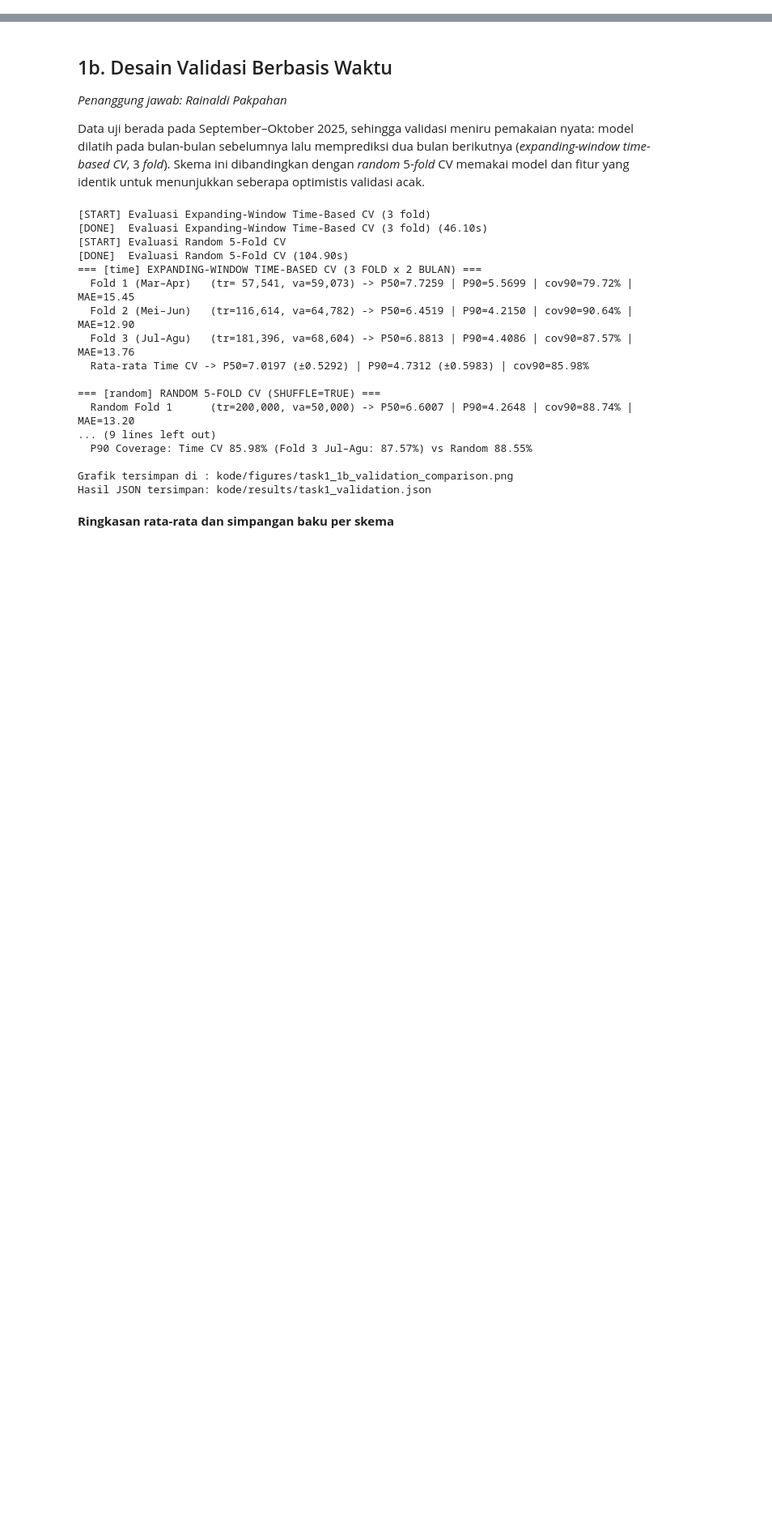
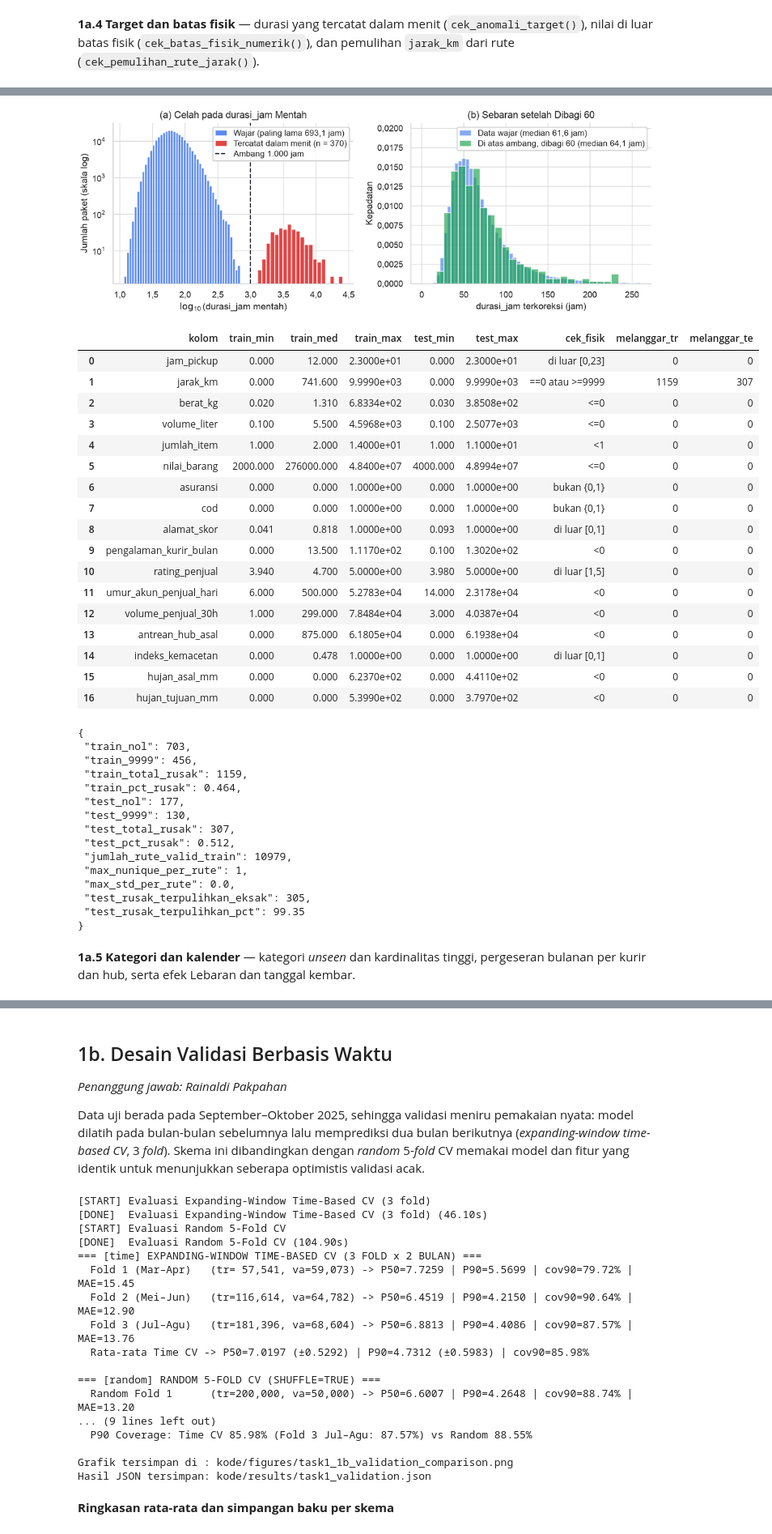
Before and after one commit to Nerodix/uts-ml-2026, a Jupyter notebook: kode/notebooks/tugas1_regresi.ipynb, the cells around one changed output, grey strips where cells are left out. Shown at 81% size. Drawn from its saved outputs; the diff is of its cells as text; code cells hidden in the pictures; blank space fills up the shorter version.

Commit message:
refactor(notebook): pecah butir 1a Tugas 1 menjadi pemanggilan fungsi audit per pemeriksaan

```diff
--- a/kode/notebooks/tugas1_regresi.ipynb
+++ b/kode/notebooks/tugas1_regresi.ipynb
@@ -153,8 +0,0 @@ pd.DataFrame.from_dict(baris, orient="index")
-# %%
-for nama in (
-    "task1_1a3_leakage_scan.png",
-    "task1_1a4_target_unit_error.png",
-    "task1_1a5_temporal_shifts.png",
-    "task1_1a6_dampak_audit.png",
-):
-    tampilkan_gambar(nama)
@@ -165,0 +106,24 @@ for nama in (
+# %%
+from src.config import REGRESI_TEST_PATH, REGRESI_TRAIN_PATH
+from src.regresi.audit import (
+    audit_skema_dan_waktu,
+    audit_tipe_dan_missing,
+    cek_anomali_target,
+    cek_batas_fisik_numerik,
+    cek_efek_kalender,
+    cek_kolom_kategorikal,
+    cek_pemulihan_rute_jarak,
+    cek_pergeseran_bulanan,
+    kelompokkan_kuadran_detektif,
+    plot_bukti_leakage_scan,
+    plot_bukti_target_menit,
+    plot_pergeseran_temporal,
+    screening_kolom_numerik,
+    simpan_ringkasan_audit_1a,
+)
+from src.regresi.audit_dampak import jalankan_semua_dampak
+
+train = pd.read_csv(REGRESI_TRAIN_PATH)
+test = pd.read_csv(REGRESI_TEST_PATH)
+print(f"train: {train.shape[0]:,} baris x {train.shape[1]} kolom")
+print(f"test : {test.shape[0]:,} baris x {test.shape[1]} kolom")
@@ -165,0 +216,10 @@ for nama in (
+# %% [markdown]
+**1a.4 Target dan batas fisik** — durasi yang tercatat dalam menit (`cek_anomali_target()`), nilai
+di luar batas fisik (`cek_batas_fisik_numerik()`), dan pemulihan `jarak_km` dari rute
+(`cek_pemulihan_rute_jarak()`).
+# %%
+ringkas(cek_anomali_target(train))
+tampilkan_gambar(plot_bukti_target_menit(train))
+display(cek_batas_fisik_numerik(train, test))
+ringkas(cek_pemulihan_rute_jarak(train, test))
+# %% [output]
@@ -165,0 +243,37 @@ for nama in (
+[figure, added]
+|  | kolom | train_min | train_med | train_max | test_min | test_max | cek_fisik | melanggar_tr | melanggar_te |
+| 0 | jam_pickup | 0.000 | 12.000 | 2.3000e+01 | 0.000 | 2.3000e+01 | di luar [0,23] | 0 | 0 |
+| 1 | jarak_km | 0.000 | 741.600 | 9.9990e+03 | 0.000 | 9.9990e+03 | ==0 atau >=9999 | 1159 | 307 |
+| 2 | berat_kg | 0.020 | 1.310 | 6.8334e+02 | 0.030 | 3.8508e+02 | <=0 | 0 | 0 |
+| 3 | volume_liter | 0.100 | 5.500 | 4.5968e+03 | 0.100 | 2.5077e+03 | <=0 | 0 | 0 |
+| 4 | jumlah_item | 1.000 | 2.000 | 1.4000e+01 | 1.000 | 1.1000e+01 | <1 | 0 | 0 |
+| 5 | nilai_barang | 2000.000 | 276000.000 | 4.8400e+07 | 4000.000 | 4.8994e+07 | <=0 | 0 | 0 |
+| 6 | asuransi | 0.000 | 0.000 | 1.0000e+00 | 0.000 | 1.0000e+00 | bukan {0,1} | 0 | 0 |
+| 7 | cod | 0.000 | 0.000 | 1.0000e+00 | 0.000 | 1.0000e+00 | bukan {0,1} | 0 | 0 |
+| 8 | alamat_skor | 0.041 | 0.818 | 1.0000e+00 | 0.093 | 1.0000e+00 | di luar [0,1] | 0 | 0 |
+| 9 | pengalaman_kurir_bulan | 0.000 | 13.500 | 1.1170e+02 | 0.100 | 1.3020e+02 | <0 | 0 | 0 |
+| 10 | rating_penjual | 3.940 | 4.700 | 5.0000e+00 | 3.980 | 5.0000e+00 | di luar [1,5] | 0 | 0 |
+| 11 | umur_akun_penjual_hari | 6.000 | 500.000 | 5.2783e+04 | 14.000 | 2.3178e+04 | <0 | 0 | 0 |
+| 12 | volume_penjual_30h | 1.000 | 299.000 | 7.8484e+04 | 3.000 | 4.0387e+04 | <0 | 0 | 0 |
+| 13 | antrean_hub_asal | 0.000 | 875.000 | 6.1805e+04 | 0.000 | 6.1938e+04 | <0 | 0 | 0 |
+| 14 | indeks_kemacetan | 0.000 | 0.478 | 1.0000e+00 | 0.000 | 1.0000e+00 | di luar [0,1] | 0 | 0 |
+| 15 | hujan_asal_mm | 0.000 | 0.000 | 6.2370e+02 | 0.000 | 4.4110e+02 | <0 | 0 | 0 |
+| 16 | hujan_tujuan_mm | 0.000 | 0.000 | 5.3990e+02 | 0.000 | 3.7970e+02 | <0 | 0 | 0 |
+{
+ "train_nol": 703,
+ "train_9999": 456,
+ "train_total_rusak": 1159,
+ "train_pct_rusak": 0.464,
+ "test_nol": 177,
+ "test_9999": 130,
+ "test_total_rusak": 307,
+ "test_pct_rusak": 0.512,
+ "jumlah_rute_valid_train": 10979,
+ "max_nunique_per_rute": 1,
+ "max_std_per_rute": 0.0,
+ "test_rusak_terpulihkan_eksak": 305,
+ "test_rusak_terpulihkan_pct": 99.35
+}
+# %% [markdown]
+**1a.5 Kategori dan kalender** — kategori *unseen* dan kardinalitas tinggi, pergeseran bulanan per kurir
+dan hub, serta efek Lebaran dan tanggal kembar.
```
Also changed, not shown: parts of 23 cells of this notebook.
